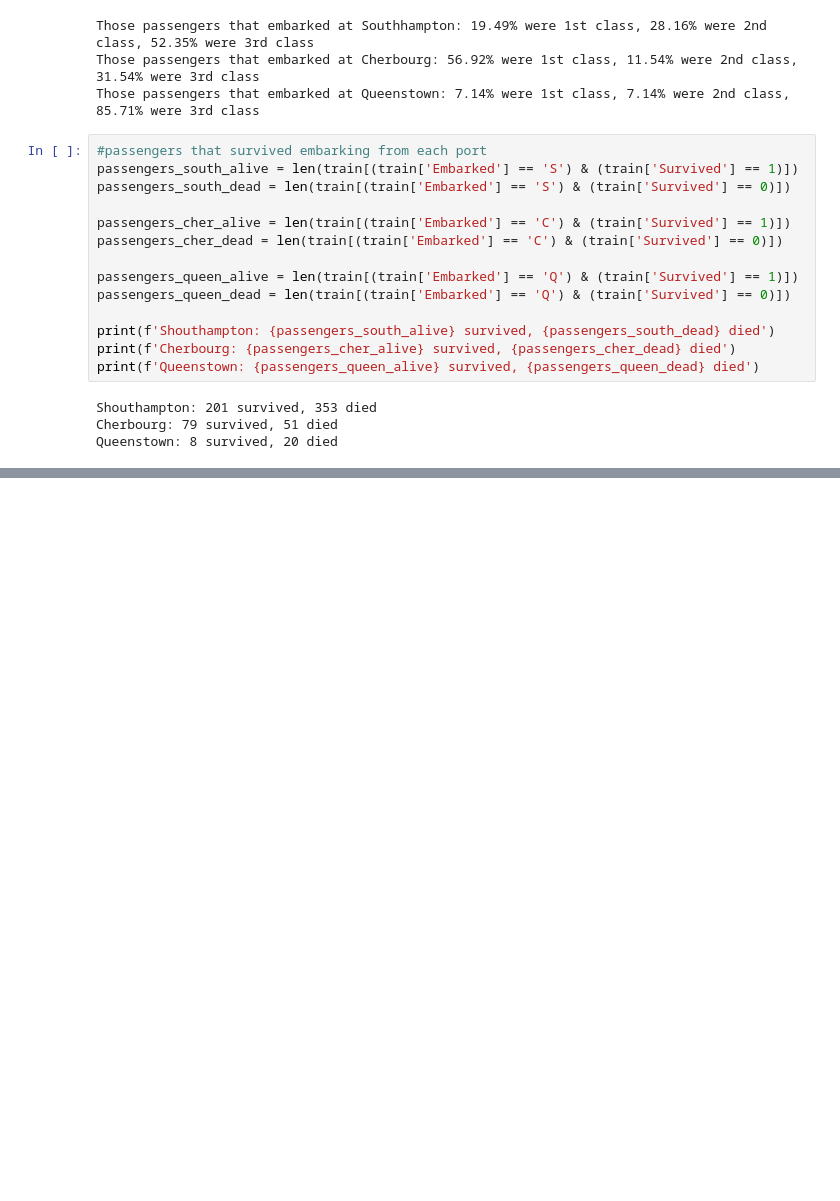
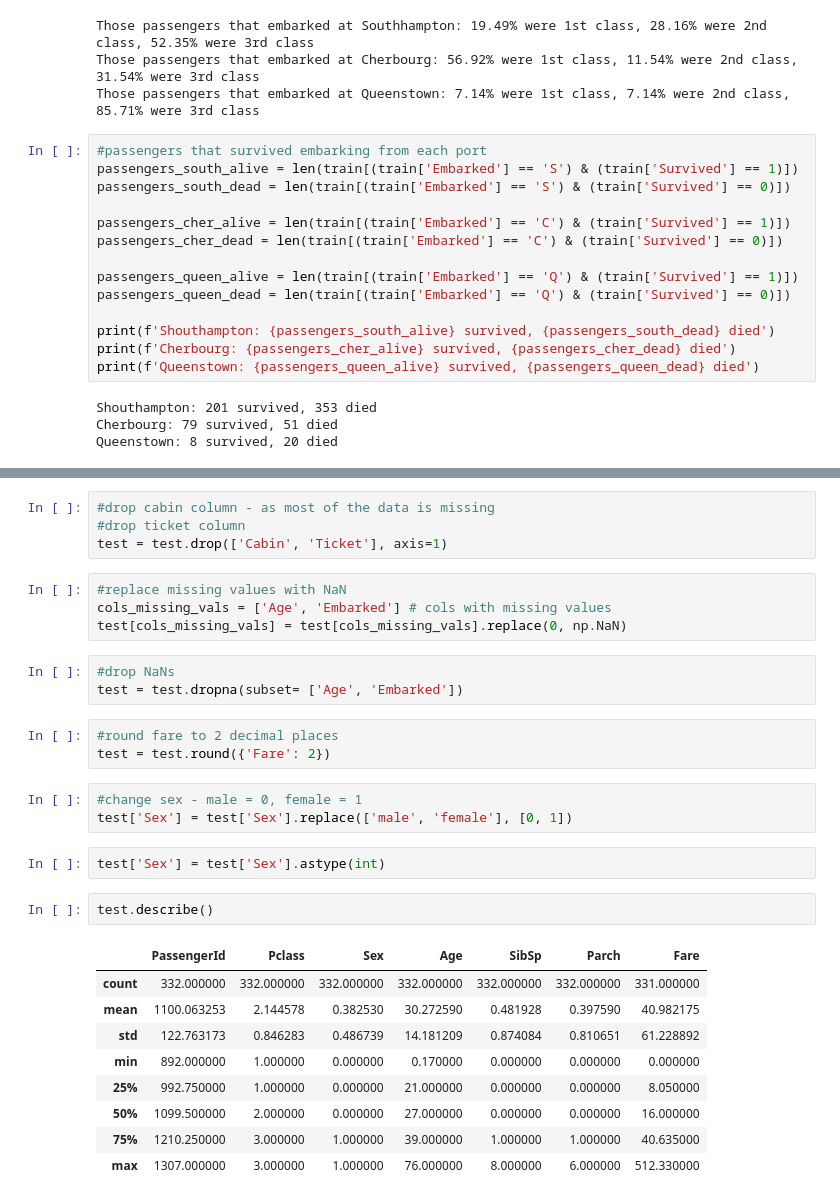
Before and after one commit to akobe4/Kaggle-Titanic-Machine-Learning-from-Disaster, a Jupyter notebook: Notebooks/Titanic_Notebook.ipynb, the cells around one changed output, grey strips where cells are left out. Cells and saved outputs as stored; diff of their text form; blank space fills up the shorter version.

Commit message:
test data transformed

```diff
--- a/Notebooks/Titanic_Notebook.ipynb
+++ b/Notebooks/Titanic_Notebook.ipynb
@@ -285,0 +318,31 @@ Queenstown: 8 survived, 20 died
+# %%
+#drop cabin column - as most of the data is missing
+#drop ticket column
+test = test.drop(['Cabin', 'Ticket'], axis=1)
+# %%
+#replace missing values with NaN
+cols_missing_vals = ['Age', 'Embarked'] # cols with missing values
+test[cols_missing_vals] = test[cols_missing_vals].replace(0, np.NaN)
+# %%
+#drop NaNs
+test = test.dropna(subset= ['Age', 'Embarked'])
+# %%
+#round fare to 2 decimal places
+test = test.round({'Fare': 2})
+# %%
+#change sex - male = 0, female = 1
+test['Sex'] = test['Sex'].replace(['male', 'female'], [0, 1])
+# %%
+test['Sex'] = test['Sex'].astype(int)
+# %%
+test.describe()
+# %% [output]
+|  | PassengerId | Pclass | Sex | Age | SibSp | Parch | Fare |
+| count | 332.000000 | 332.000000 | 332.000000 | 332.000000 | 332.000000 | 332.000000 | 331.000000 |
+| mean | 1100.063253 | 2.144578 | 0.382530 | 30.272590 | 0.481928 | 0.397590 | 40.982175 |
+| std | 122.763173 | 0.846283 | 0.486739 | 14.181209 | 0.874084 | 0.810651 | 61.228892 |
+| min | 892.000000 | 1.000000 | 0.000000 | 0.170000 | 0.000000 | 0.000000 | 0.000000 |
+| 25% | 992.750000 | 1.000000 | 0.000000 | 21.000000 | 0.000000 | 0.000000 | 8.050000 |
+| 50% | 1099.500000 | 2.000000 | 0.000000 | 27.000000 | 0.000000 | 0.000000 | 16.000000 |
+| 75% | 1210.250000 | 3.000000 | 1.000000 | 39.000000 | 1.000000 | 1.000000 | 40.635000 |
+| max | 1307.000000 | 3.000000 | 1.000000 | 76.000000 | 8.000000 | 6.000000 | 512.330000 |
```
Also changed, not shown: parts of 21 cells of this notebook.
